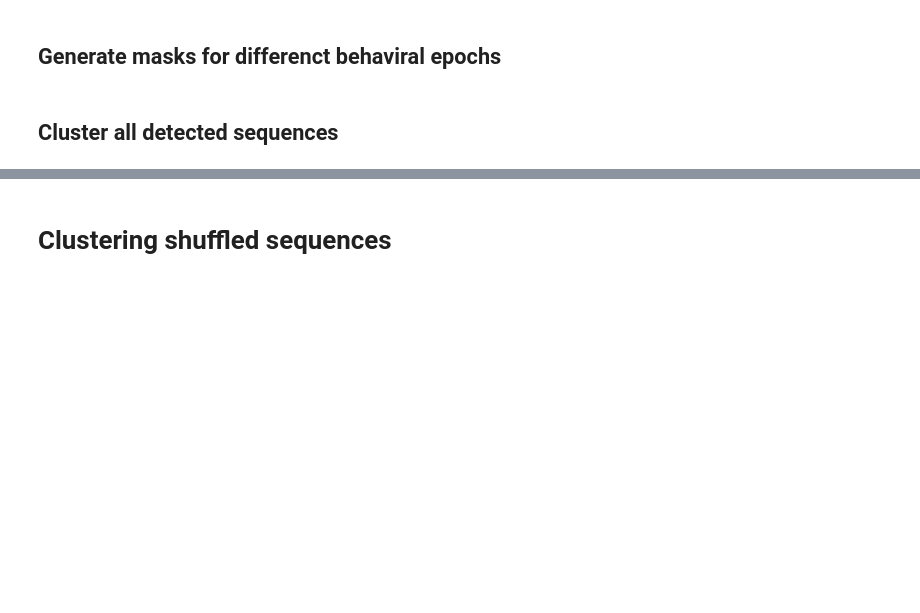
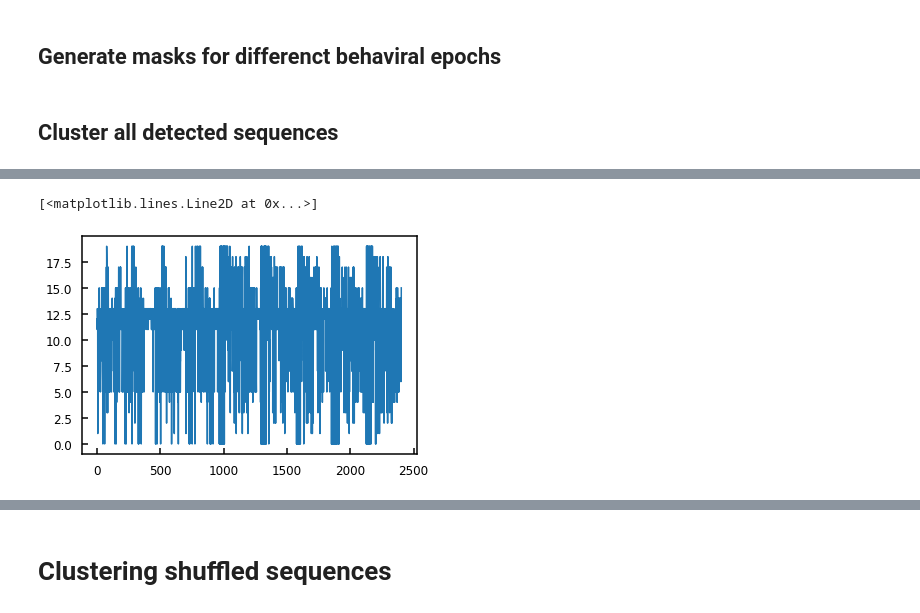
Before and after one commit to HamedShabani/PFC_sequence_analysis, a Jupyter notebook: Read_and_cluster.ipynb, the cells around one changed output, grey strips where cells are left out. Cells and saved outputs as stored; diff of their text form; code cells hidden in the pictures; blank space fills up the shorter version.

```diff
--- a/Read_and_cluster.ipynb
+++ b/Read_and_cluster.ipynb
@@ -826,3 +863,8 @@ KeyboardInterrupt:
+# %%
+plt.plot(sess_info['ids_clust'] )
+# %% [output]
+[<matplotlib.lines.Line2D at 0x...>]
+[figure, added]
 # %%
 ## run til here, the folloig cods are not used for the manuscript
 # %%
```
Also changed, not shown: parts of 4 cells of this notebook, 8 other files.
